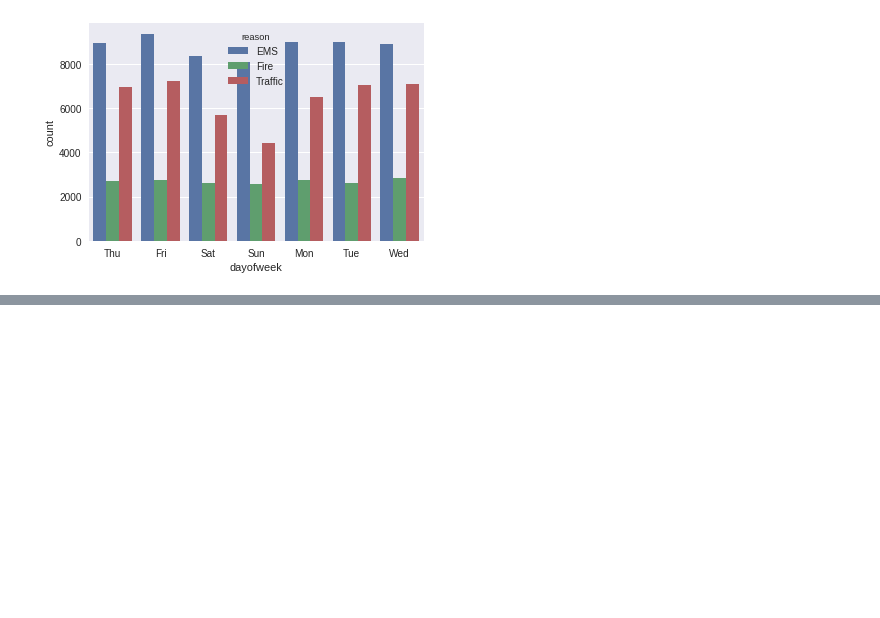
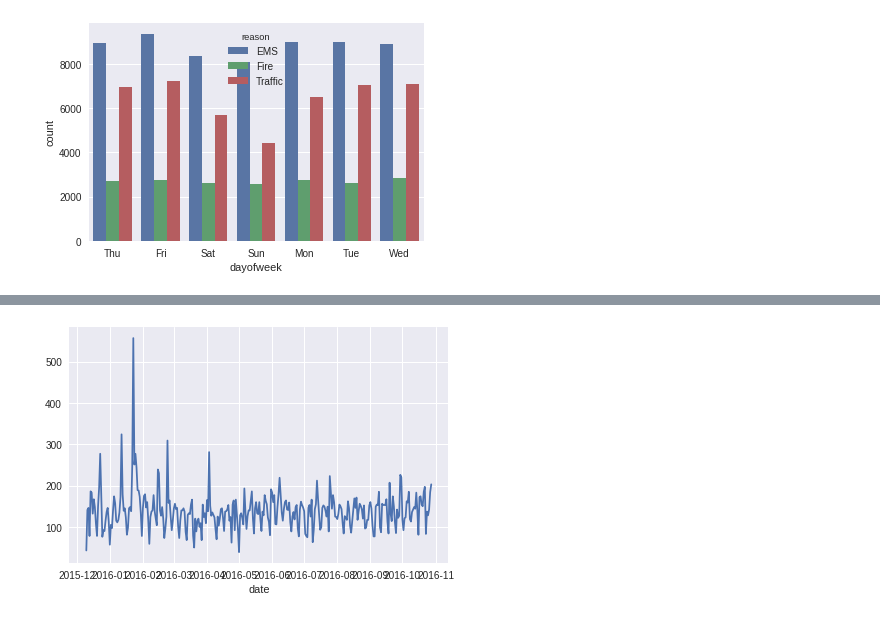
Before and after one commit to roshanbasnet/datascience, a Jupyter notebook: 911_call.ipynb, the cells around one changed output, grey strips where cells are left out. Saved outputs shown, nothing was run; the diff lists cells and outputs as text; code cells hidden in the pictures; blank space fills up the shorter version.

```diff
--- a/911_call.ipynb
+++ b/911_call.ipynb
@@ -181,0 +219,5 @@ sns.countplot(x='dayofweek',data=df,hue='reason')
+# %%
+df[df['reason']=='Traffic'].groupby('date').count()['lat'].plot()
+plt.tight_layout()
+# %% [output]
+[figure, added]
```
Also changed, not shown: parts of 9 cells of this notebook.
